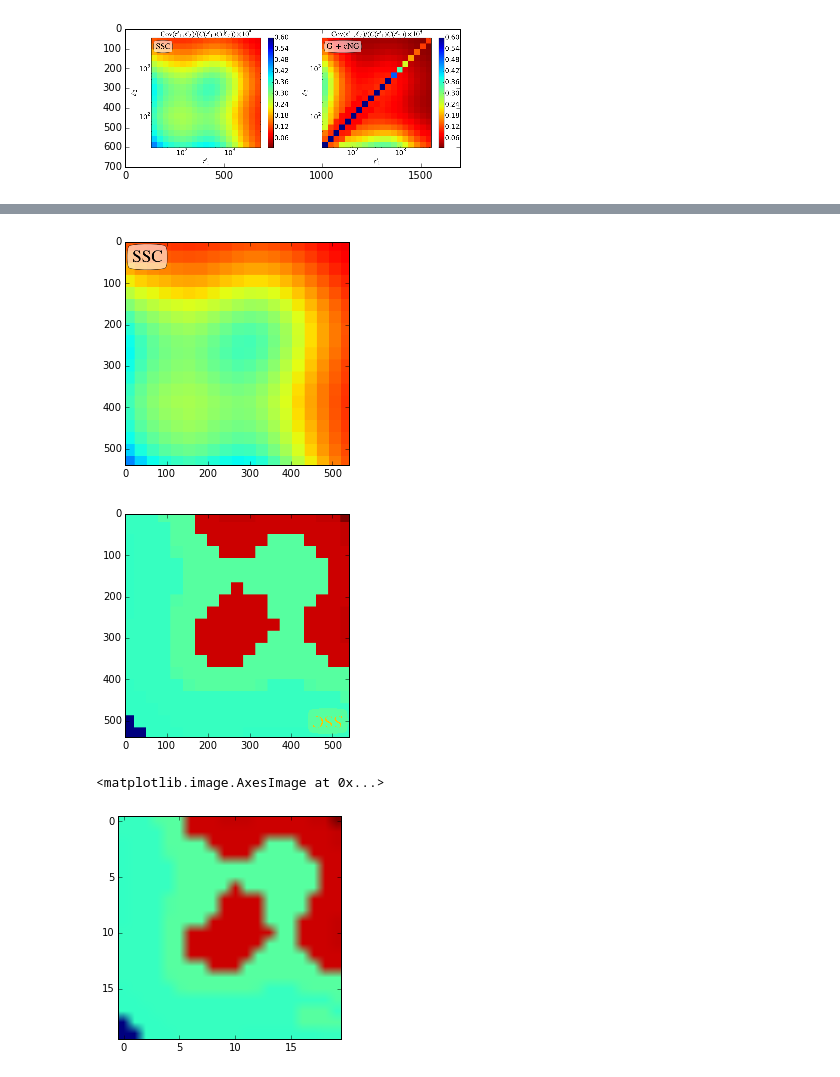
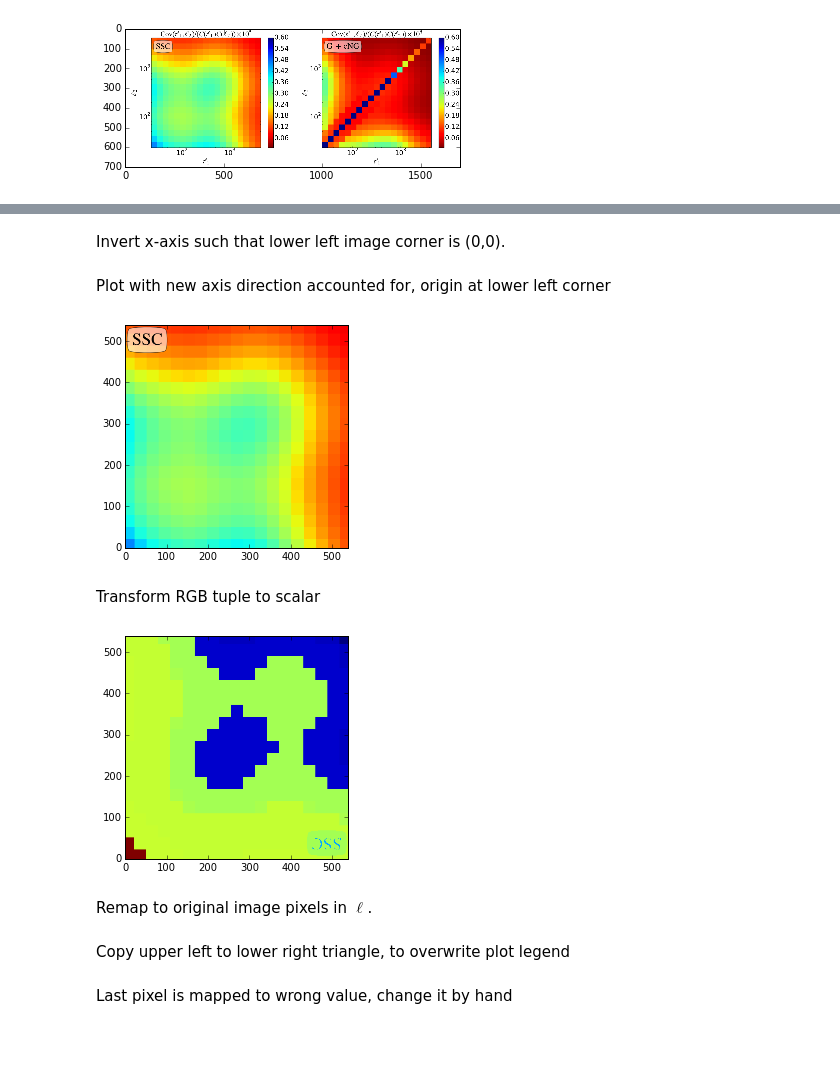
Before and after one commit to emilleishida/CorrMatrix_ABC, a Jupyter notebook: scripts/ABC/WL/Cov_SSC/digitize_Cov_SSC.ipynb, the cells around one changed output, grey strips where cells are left out. Cells and saved outputs as stored; diff of their text form; code cells hidden in the pictures; blank space fills up the shorter version.

```diff
--- a/scripts/ABC/WL/Cov_SSC/digitize_Cov_SSC.ipynb
+++ b/scripts/ABC/WL/Cov_SSC/digitize_Cov_SSC.ipynb
@@ -13,18 +21,24 @@ ax = plt.imshow(dat)
 lower_x = 139
 lower_y =  55
 upper_x = 679
-upper_y = 594
+upper_y = 595
 # %%
 cov_fine = dat[lower_y : upper_y, lower_x : upper_x]
+# %% [markdown]
+Invert x-axis such that lower left image corner is (0,0).
+# %%
+cov_fine = cov_fine[::-1,:,:]
+# %% [markdown]
+Plot with new axis direction accounted for, origin at lower left corner
 # %%
-ax = plt.imshow(cov_fine, cmap=cm.jet)
+ax = plt.imshow(cov_fine, cmap=cm.jet, origin='lower')
 # %% [output]
-[figure, old version]
+[figure, new version]
 # %%
 import scipy.cluster.vq as scv
 def colormap2arr(arr,cmap,N=100):
     # http://stackoverflow.com/questions/3720840/how-to-reverse-color-map-image-to-scalar-values/3722674#3722674
-    gradient=cmap(np.linspace(1,0.0,N)) #[:, 0:3]
+    gradient=cmap(np.linspace(0.0, 1.0, N)) #[:, 0:3]
 
     # Reshape arr to something like (240*240, 4), all the 4-tuples in a long list...
     arr2=arr.reshape((arr.shape[0]*arr.shape[1],arr.shape[2]))
@@ -42,10 +56,12 @@ def colormap2arr(arr,cmap,N=100):
     values=values.reshape(arr.shape[0],arr.shape[1])
     values=values[::-1, ::-1]
     return values
+# %% [markdown]
+Transform RGB tuple to scalar
 # %%
 cov_sc = colormap2arr(cov_fine, cm.jet, N=300)
 #cov_sc = cov_fine
 # %%
-ax = plt.imshow(cov_sc)
+ax = plt.imshow(cov_sc, origin='lower')
 # %% [output]
-[figure, old version]
+[figure, new version]
@@ -58 +68,3 @@ step = int(n / npix)
+# %% [markdown]
+Remap to original image pixels in $\ell$.
 # %%
@@ -59,6 +74,3 @@ step = int(n / npix)
 cov = cov_sc[0:n:step,0:n:step]
-# %%
-plt.imshow(cov)
-# %% [output]
-<matplotlib.image.AxesImage at 0x...>
-[figure, removed]
+# %% [markdown]
+Copy upper left to lower right triangle, to overwrite plot legend
@@ -64,0 +80,2 @@ plt.imshow(cov)
+# %% [markdown]
+Last pixel is mapped to wrong value, change it by hand
```
Also changed, not shown: parts of 29 cells of this notebook.
